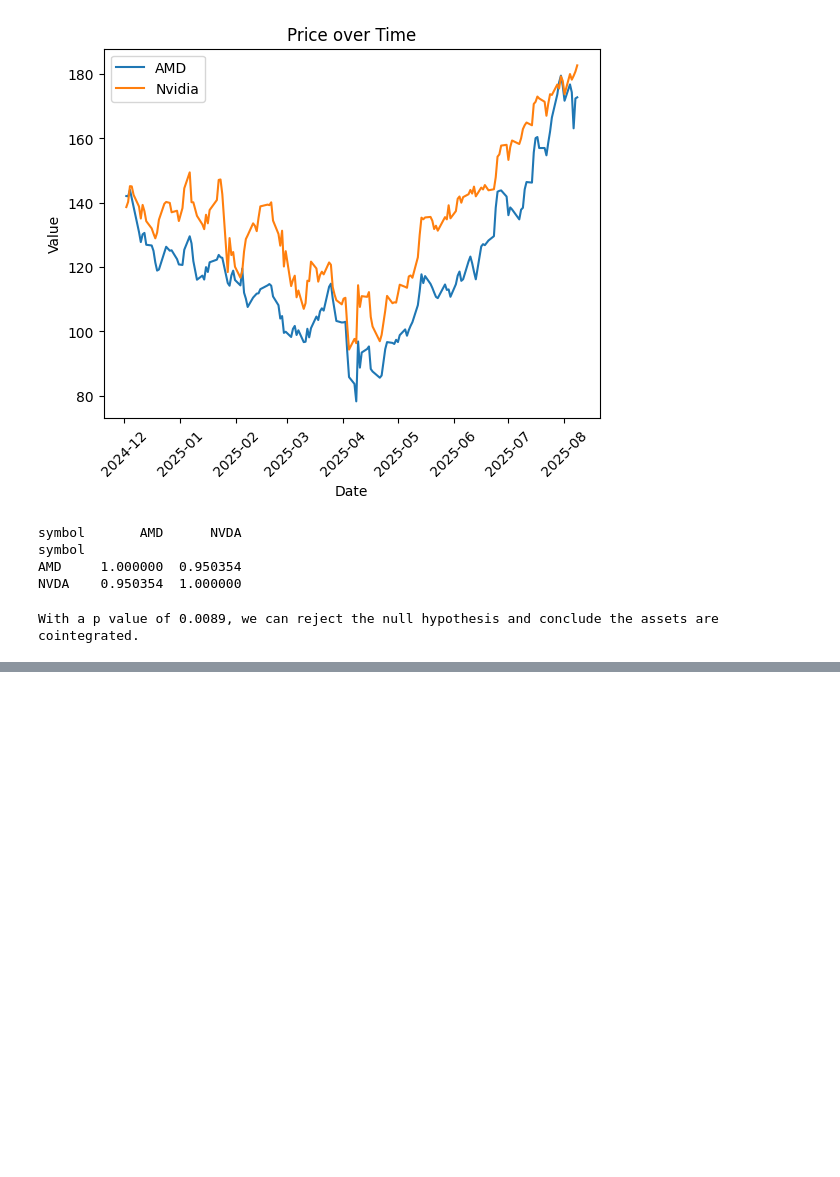
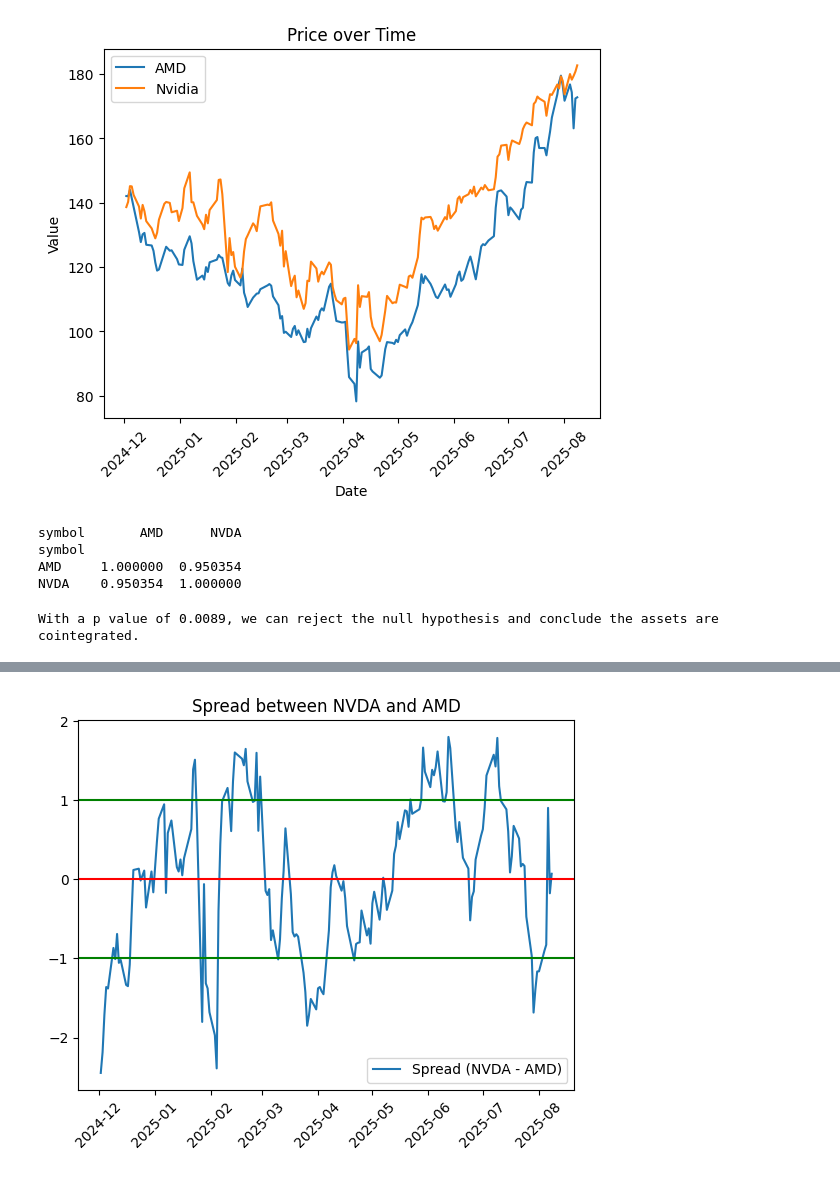
Before and after one commit to alexmcmullen80/Pairs-Trading, a Jupyter notebook: spread-trading.ipynb, the cells around one changed output, grey strips where cells are left out. Saved outputs shown, nothing was run; the diff lists cells and outputs as text; code cells hidden in the pictures; blank space fills up the shorter version.

```diff
--- a/spread-trading.ipynb
+++ b/spread-trading.ipynb
@@ -104,0 +128,14 @@ plt.show()
+# %%
+# Next, we will standardize the spread so that the mean is 0 and the standard deviation is 1
+# As we can see, if the spread deviates past 1 standard deviation from the mean, it is likely to soon revert back to the mean
+spread_normalized = (spread - spread.mean()) / spread.std()
+plt.plot(df.index, spread_normalized, label = 'Spread (NVDA - AMD)')
+plt.axhline(1, color='green')
+plt.axhline(0, color='red')
+plt.axhline(-1, color='green')
+plt.title("Spread between NVDA and AMD")
+plt.legend()
+plt.xticks(rotation=45)
+plt.show()
+# %% [output]
+[figure, added]
```
Also changed, not shown: parts of 3 cells of this notebook.
